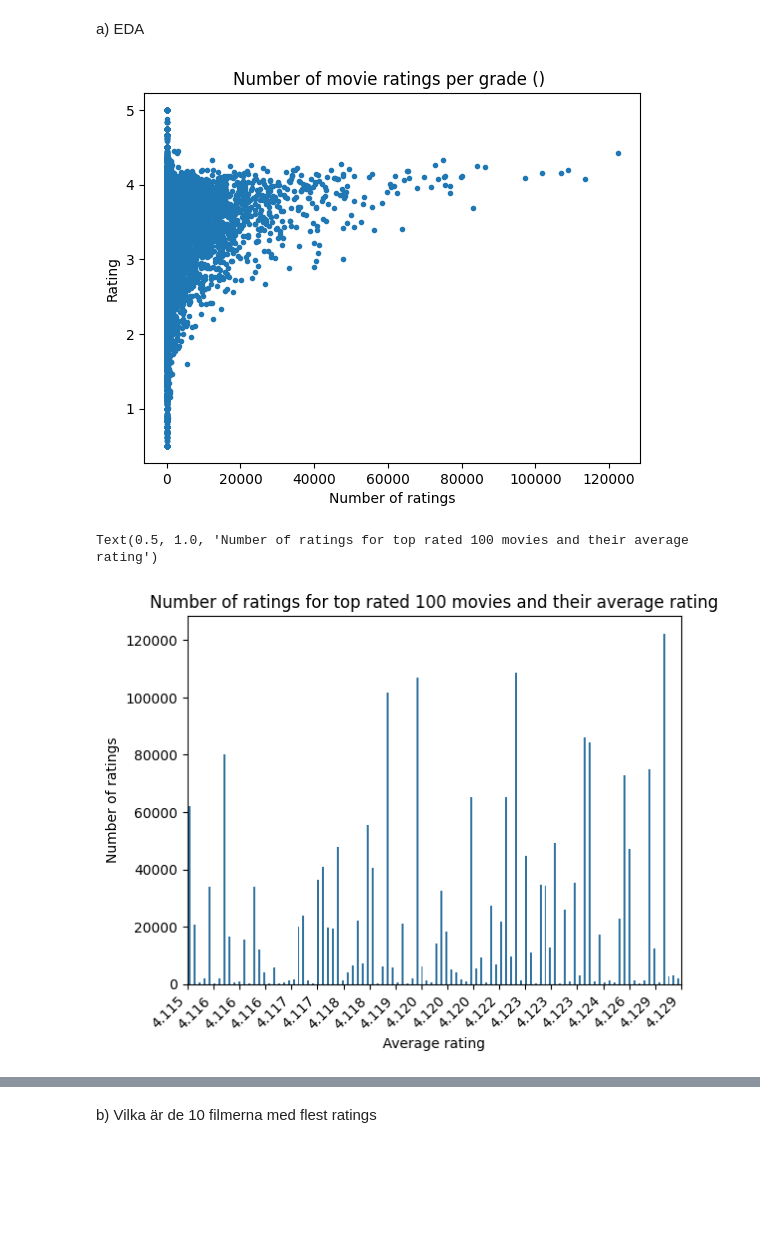
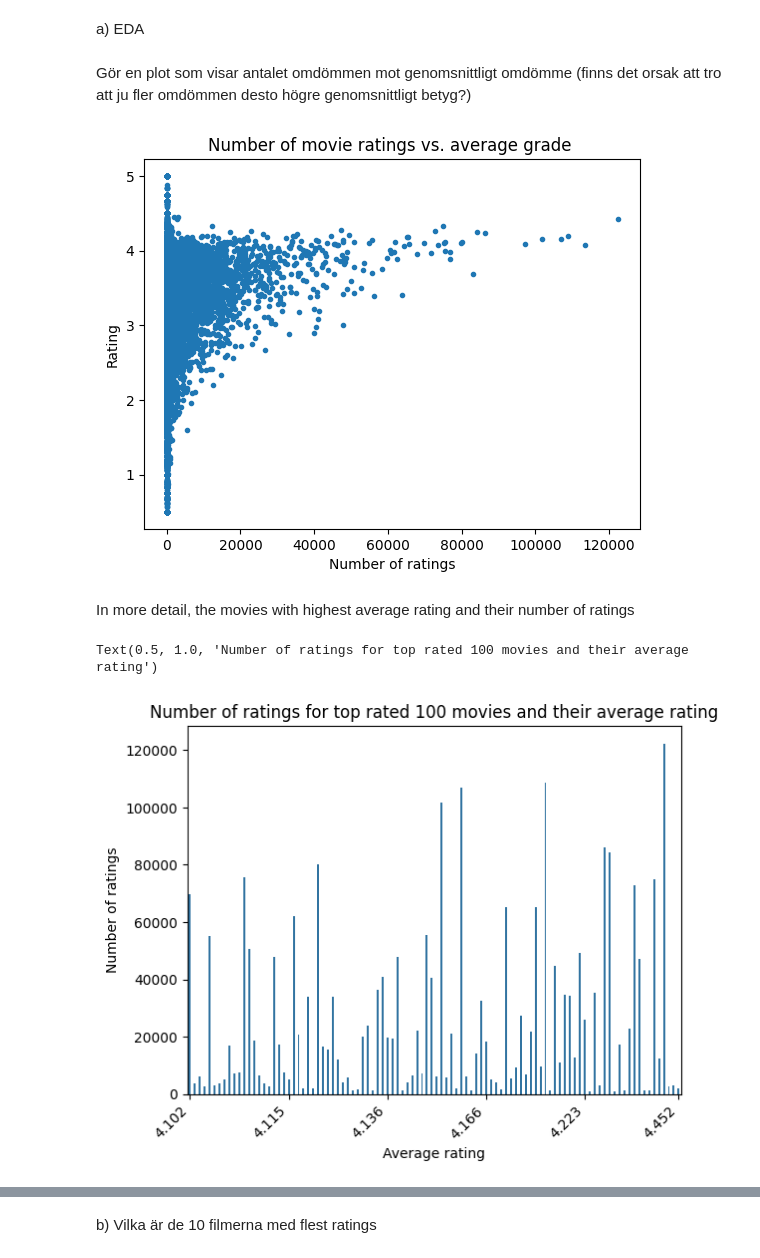
Before and after one commit to danlundh67/AI-recomend_predict, a Jupyter notebook: recommend.ipynb, the cells around one changed output, grey strips where cells are left out. Cells and saved outputs as stored; diff of their text form; code cells hidden in the pictures; blank space fills up the shorter version.

```diff
--- a/recommend.ipynb
+++ b/recommend.ipynb
@@ -156,39 +165,50 @@ df2.sort_values(by='Count', ascending=False)
 83239 rows × 2 columns
 # %% [markdown]
 a)  EDA
+# %% [markdown]
+Gör en plot som visar antalet omdömmen mot genomsnittligt omdömme (finns det orsak att tro att ju fler omdömmen desto högre genomsnittligt betyg?)
 # %%
+# df2 se tidigare (dataframe med antalet ratings och genomsnittlig rating per film)
 plt.plot(df2['Count'], df2['rating'], '.')
-plt.title('Number of movie ratings per grade () ')
+plt.title('Number of movie ratings vs. average grade ')
 plt.xlabel('Number of ratings')
 plt.ylabel('Rating')
 plt.show()
 # %% [output]
-[figure, old version]
+[figure, new version]
+# %% [markdown]
+In more detail, the movies with highest average rating and their number of ratings
 # %%
 from matplotlib.ticker import FormatStrFormatter
 import matplotlib.ticker as ticker
 
-# En groupby för att räkna ut genomsnittligt betyg per film,
-# slå samman denna med antalet ratings per film (de som har fler
-# än 1000)
 
-df_test3=df_ratings.groupby(['movieId'])['rating'].mean()
-df_A=df_test2.rename_axis('Count_ratings').reset_index()
-df_B=df_test3.rename_axis('movieId').reset_index()
-#df_all=pd.merge(df_A, df_B, on='movieId', how='inner').sort_values(by='rating_y',ascending = False)
-df_all=df2[df2['Count']>100].sort_values(by='rating',ascending = False)
+# Filmer som har totalt fler än 1000 röster/ratings ...
+df_all=df2[df2['Count']>1000].sort_values(by='rating',ascending = False)
 
 # Skapa en plot som visar antalet ratings mot genomsnittligt betyg
-# illustrarr att det inte finns ett samband mellan fler röster och
-# ett högt genomsnittligt betyg, OBS bara för de 200 med högst genomsnitligt betyg
+# illustrerar att det inte finns ett samband mellan fler röster och
+# ett högt genomsnittligt betyg, OBS bara för de 100 med högst genomsnitligt betyg
 snsplot=sns.barplot(data = df_all.head(100), x = "rating", y = "Count", width=0.4)
-# with som help from Stack Overflow
+# with som help from Stack Overflow, fix the xticks
 tick_labels = [f'{float(label.get_text()):.3f}' for label in snsplot.get_xticklabels()]
-snsplot.set_xticklabels(tick_labels, rotation=45, ha='right')
-snsplot.xaxis.set_major_locator(ticker.LinearLocator(20))
+# fixa xticklabels så att inte alla skrivs ut
+mytick=[] # labels
+mytickpos=[] # position
+for x in range(0,100,20):
+    mytick.append(tick_labels[x])
+    mytickpos.append(x)
+# lägg till sista värdet
+mytick.append(tick_labels[99])
+mytickpos.append(99)
+# rotera x labels och aligna labels
+snsplot.set_xticklabels(mytick, rotation=45, ha='right')
+# skriv ut vissa av labels, anges i mytickpos
+snsplot.set_xticks(mytickpos)
+# vad som finns på axlarna + titel
 snsplot.set_xlabel('Average rating')
 snsplot.set_ylabel('Number of ratings')
 snsplot.set_title('Number of ratings for top rated 100 movies and their average rating')
 # %% [output]
 Text(0.5, 1.0, 'Number of ratings for top rated 100 movies and their average rating')
-[figure, old version]
+[figure, new version]
```
Also changed, not shown: parts of 17 cells of this notebook.
